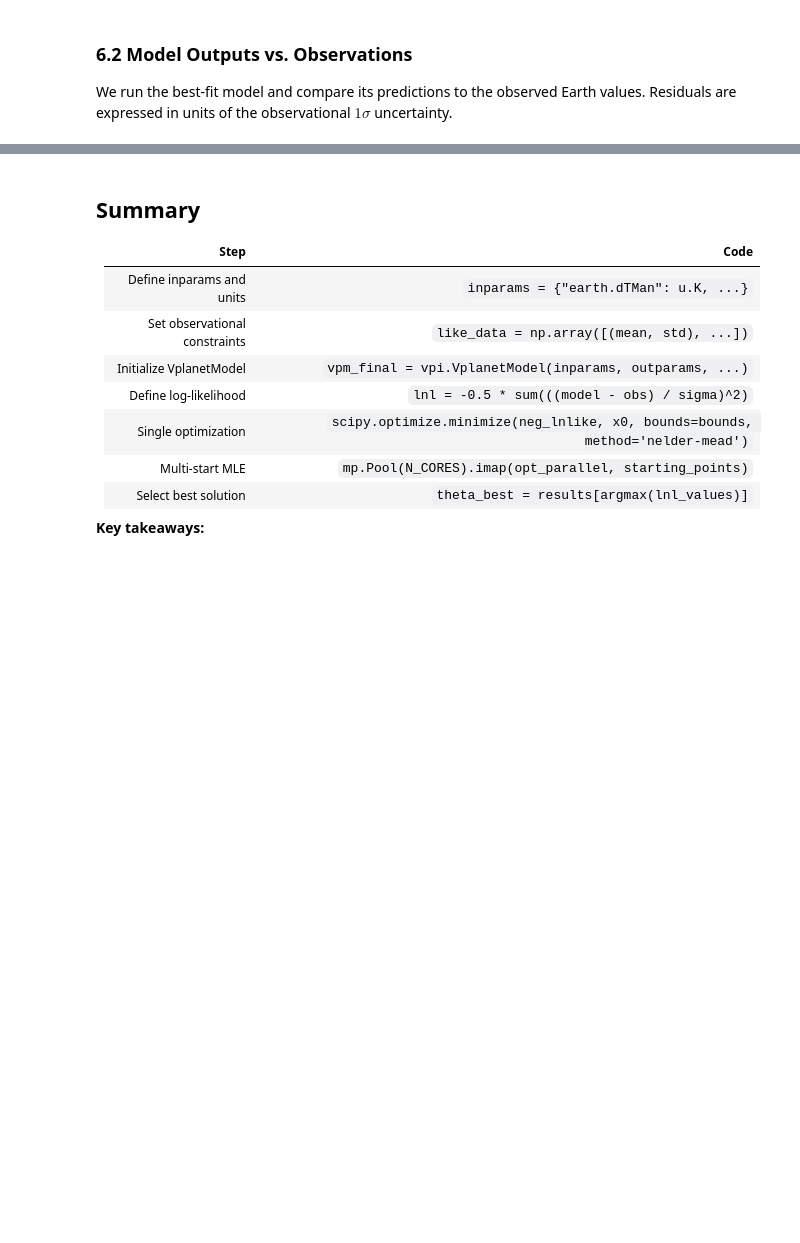
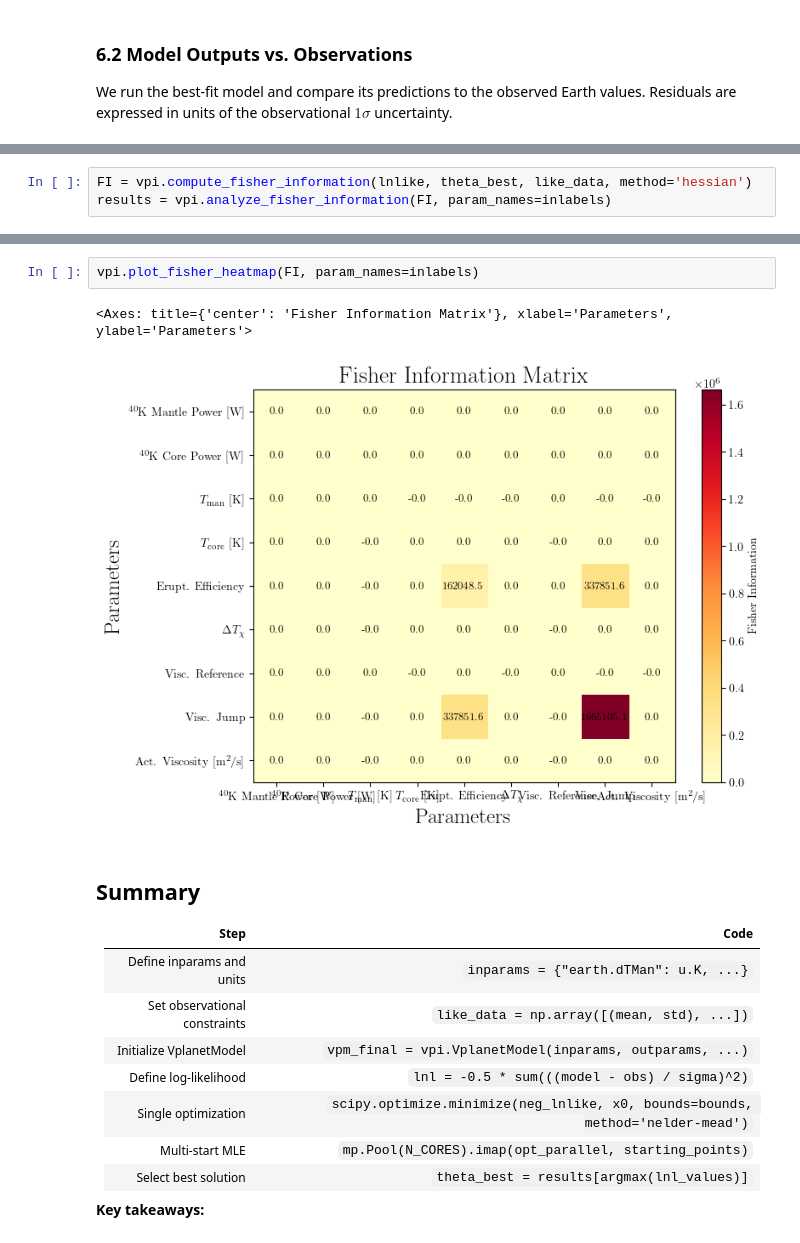
Before and after one commit to jbirky/vplanet_inference, a Jupyter notebook: docs/_build/html/case_studies/04_earth_mle.ipynb, the cells around one changed output, grey strips where cells are left out. Drawn from its saved outputs; the diff is of its cells as text; blank space fills up the shorter version.

```diff
--- a/docs/_build/html/case_studies/04_earth_mle.ipynb
+++ b/docs/_build/html/case_studies/04_earth_mle.ipynb
@@ -843,0 +903,3 @@ plt.show()
+# %%
+FI = vpi.compute_fisher_information(lnlike, theta_best, like_data, method='hessian')
+results = vpi.analyze_fisher_information(FI, param_names=inlabels)
@@ -844,3 +926,8 @@ plt.show()
+# %%
+vpi.plot_fisher_heatmap(FI, param_names=inlabels)
+# %% [output]
+<Axes: title={'center': 'Fisher Information Matrix'}, xlabel='Parameters', ylabel='Parameters'>
+[figure, added]
 # %% [markdown]
 ## Summary
 
```
Also changed, not shown: parts of 19 cells of this notebook, 28 other files.
